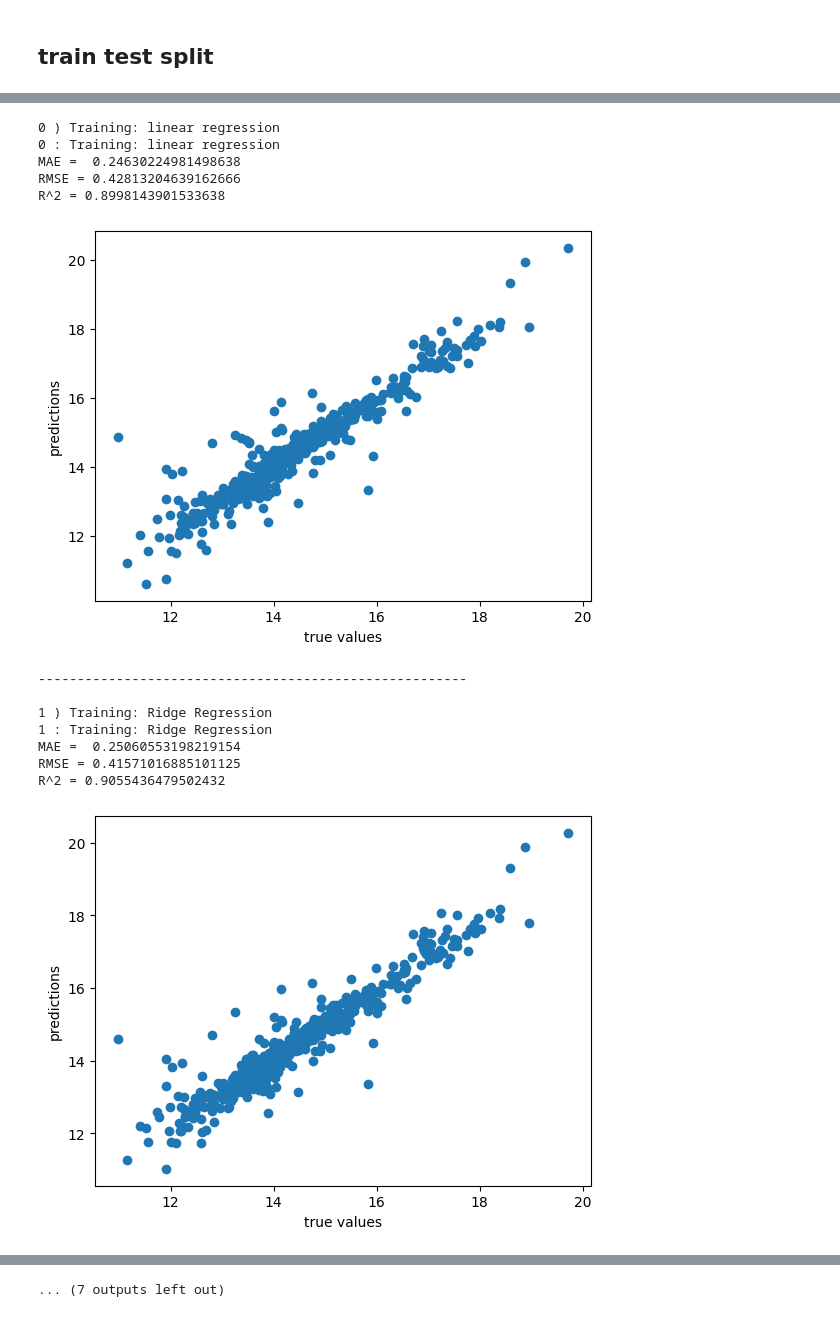
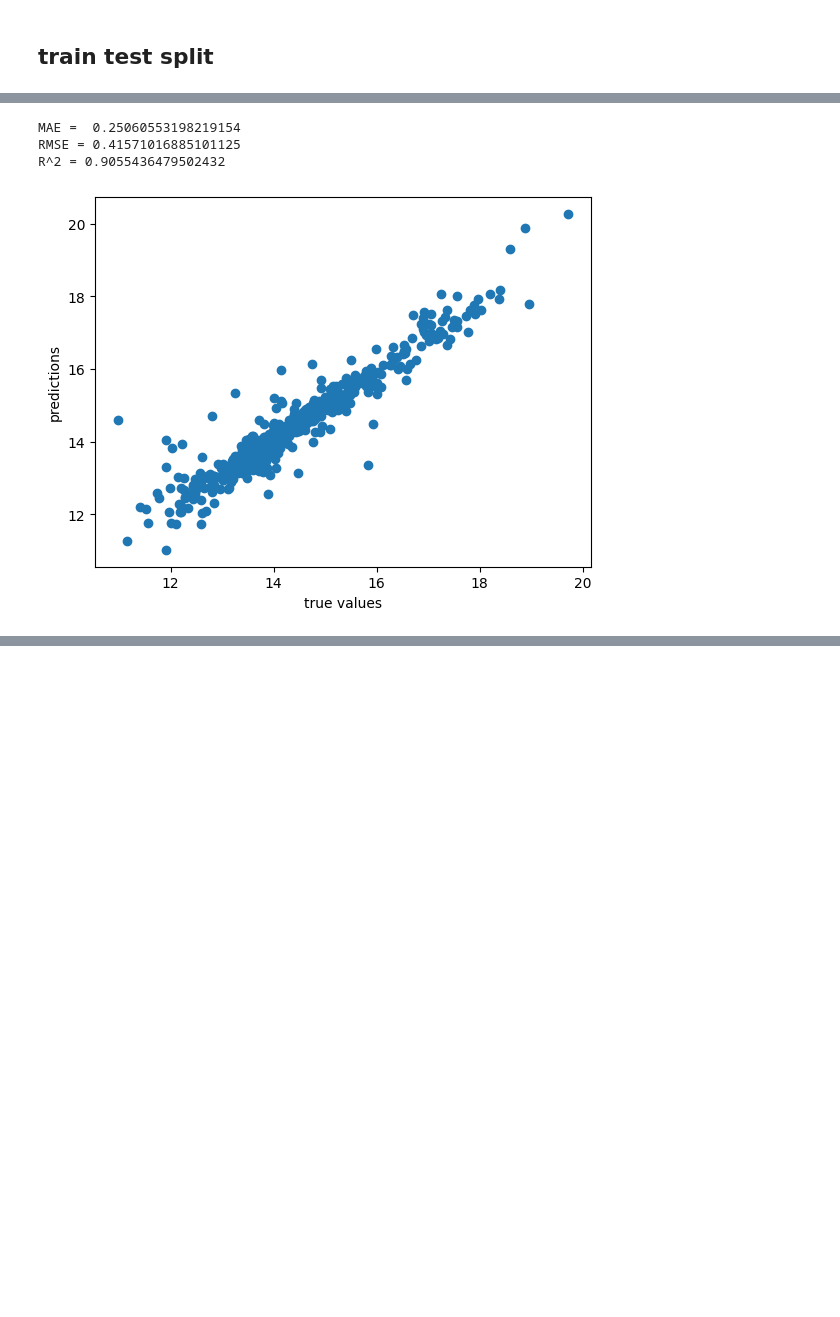
Before and after one commit to FahadAlghofaili/DSAI_EDA_Project, a Jupyter notebook: Fahad_Alghofaili_unit_3_summary_draft.ipynb, the cells around one changed output, grey strips where cells are left out. Saved outputs shown, nothing was run; the diff lists cells and outputs as text; code cells hidden in the pictures; blank space fills up the shorter version.

```diff
--- a/Fahad_Alghofaili_unit_3_summary_draft.ipynb
+++ b/Fahad_Alghofaili_unit_3_summary_draft.ipynb
@@ -518,41 +310,23 @@ X_test_encoded = pd.get_dummies(X_test_encoded)
 
 X_test_encoded = X_test_encoded.reindex(columns=X_train_encoded.columns, fill_value=0)
 # %%
-#train_test_split
-i=0
 y_pred=0
 #Evaluation the models
-for name, model in models.items():
-    print(i,')',f"Training: {name}")
-    model.fit(X_train_encoded, y_train)  # Train the model
-    y_pred = model.predict(X_test_encoded)  # Predict the test set
-    MAE = mean_absolute_error(y_test, y_pred)
-    RMSE = np.sqrt(mean_squared_error(y_test, y_pred))
-    R2 = r2_score(y_test, y_pred)
-    print(i,':',f"Training: {name}")
-    print(f"MAE =  {MAE}")
-    print(f"RMSE = {RMSE}")
-    print(f"R^2 = {R2}")
-    plt.plot(y_test, y_pred, 'o')
-    plt.xlabel('true values')
-    plt.ylabel('predictions')
-    plt.show()
-    print("-------------------------------------------------------")
-    print()
-    i=i+1
-y_pred = np.expm1(y_pred)
+model = Ridge()
+model.fit(X_train_encoded, y_train)  # Train the model
+y_pred = model.predict(X_test_encoded)  # Predict the test set
+MAE = mean_absolute_error(y_test, y_pred)
+RMSE = np.sqrt(mean_squared_error(y_test, y_pred))
+R2 = r2_score(y_test, y_pred)
+print(f"MAE =  {MAE}")
+print(f"RMSE = {RMSE}")
+print(f"R^2 = {R2}")
+plt.plot(y_test, y_pred, 'o')
+plt.xlabel('true values')
+plt.ylabel('predictions')
+plt.show()
 # %% [output]
-0 ) Training: linear regression
-0 : Training: linear regression
-MAE =  0.24630224981498638
-RMSE = 0.42813204639162666
-R^2 = 0.8998143901533638
+MAE =  0.25060553198219154
+RMSE = 0.41571016885101125
+R^2 = 0.9055436479502432
-[figure, old version]
+[figure, new version]
--------------------------------------------------------
-
-1 ) Training: Ridge Regression
-1 : Training: Ridge Regression
-MAE =  0.25060553198219154
-RMSE = 0.41571016885101125
-R^2 = 0.9055436479502432
-[figure, removed]
@@ -591 +332,0 @@ R^2 = 0.8614292192706682
-... (7 outputs left out)
```
Also changed, not shown: parts of 54 cells of this notebook.
